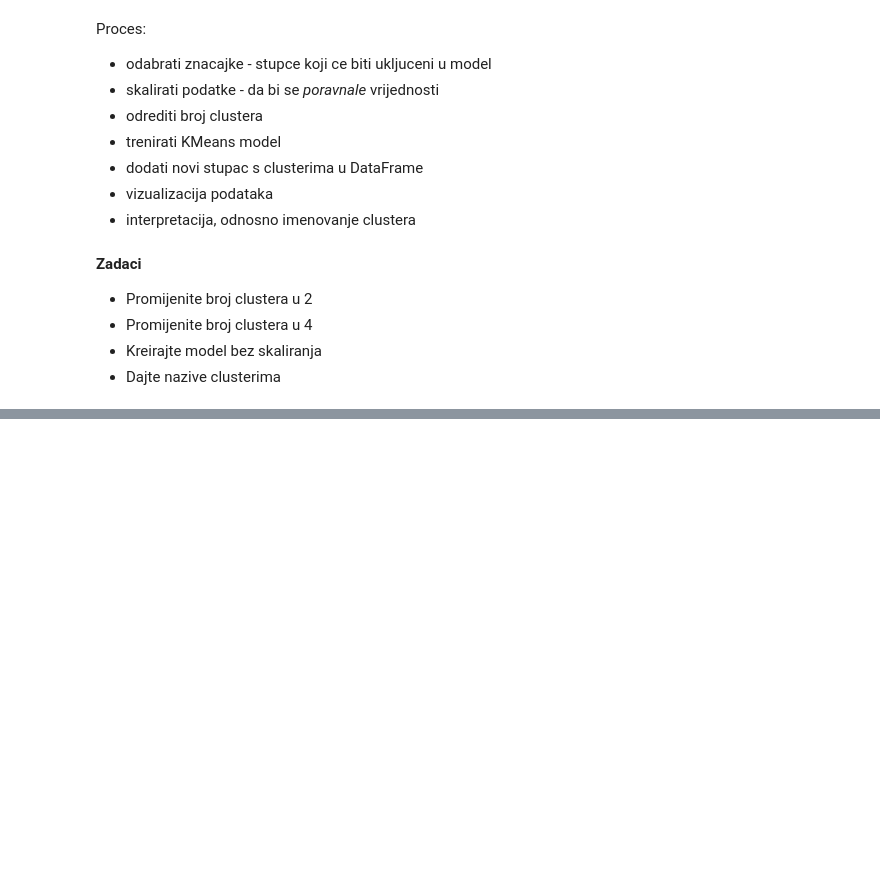
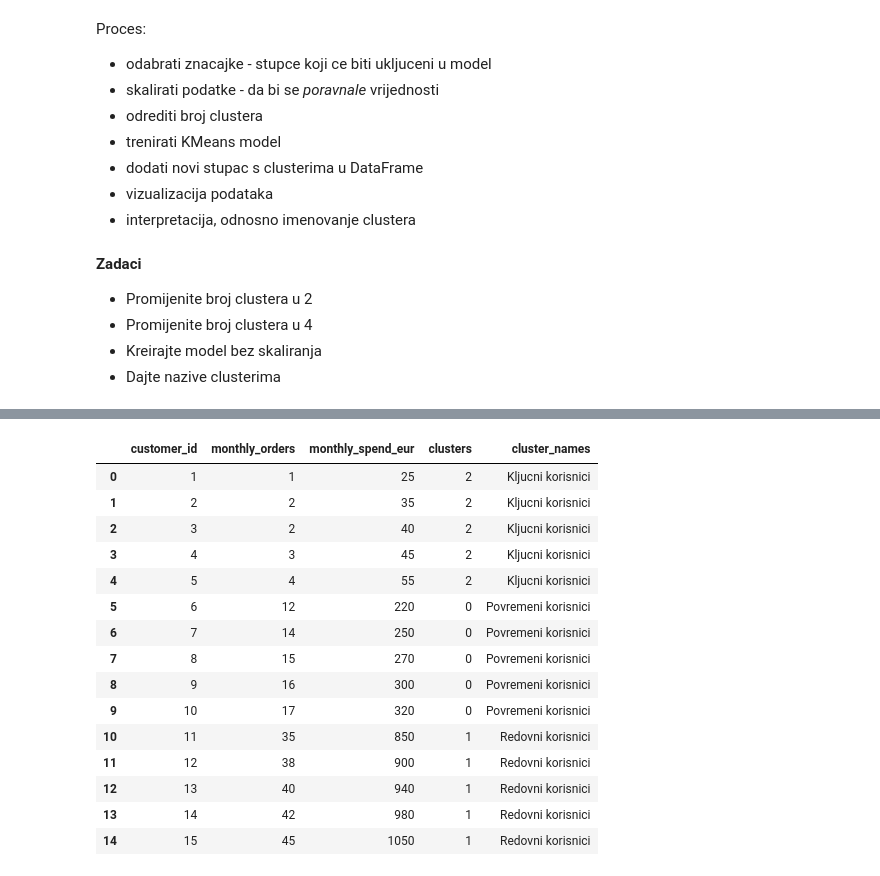
Before and after one commit to python-developer-algebra-klujic/pyds-ponavljanje, a Jupyter notebook: 15_Clustering.ipynb, the cells around one changed output, grey strips where cells are left out. Cells and saved outputs as stored; diff of their text form; code cells hidden in the pictures; blank space fills up the shorter version.

```diff
--- a/15_Clustering.ipynb
+++ b/15_Clustering.ipynb
@@ -153,0 +260,9 @@ Proces:
+# %%
+# Kreirajte model bez skaliranja
+customers = pd.DataFrame({
+    "customer_id": range(1, 16),
+    "monthly_orders": [1, 2, 2, 3, 4, 12, 14, 15, 16, 17, 35, 38, 40, 42, 45],
+    "monthly_spend_eur": [25, 35, 40, 45, 55, 220, 250, 270, 300, 320, 850, 900, 940, 980, 1050]
+})
+
+customers.head()
@@ -153,0 +288,3 @@ Proces:
+# %%
+kmeans_model = KMeans(n_clusters=3, random_state=42, n_init=10)
+kmeans_model.fit(X_scaled)
@@ -153,0 +293,3 @@ Proces:
+# %%
+customers['clusters'] = kmeans_model.labels_
+customers
@@ -153,0 +339,27 @@ Proces:
+# %%
+# Dajte nazive clusterima
+
+customers['cluster_names'] = customers['clusters'].map({
+    2: 'Kljucni korisnici',
+    0: 'Povremeni korisnici',
+    1: 'Redovni korisnici',
+})
+
+customers
+# %% [output]
+|  | customer_id | monthly_orders | monthly_spend_eur | clusters | cluster_names |
+| 0 | 1 | 1 | 25 | 2 | Kljucni korisnici |
+| 1 | 2 | 2 | 35 | 2 | Kljucni korisnici |
+| 2 | 3 | 2 | 40 | 2 | Kljucni korisnici |
+| 3 | 4 | 3 | 45 | 2 | Kljucni korisnici |
+| 4 | 5 | 4 | 55 | 2 | Kljucni korisnici |
+| 5 | 6 | 12 | 220 | 0 | Povremeni korisnici |
+| 6 | 7 | 14 | 250 | 0 | Povremeni korisnici |
+| 7 | 8 | 15 | 270 | 0 | Povremeni korisnici |
+| 8 | 9 | 16 | 300 | 0 | Povremeni korisnici |
+| 9 | 10 | 17 | 320 | 0 | Povremeni korisnici |
+| 10 | 11 | 35 | 850 | 1 | Redovni korisnici |
+| 11 | 12 | 38 | 900 | 1 | Redovni korisnici |
+| 12 | 13 | 40 | 940 | 1 | Redovni korisnici |
+| 13 | 14 | 42 | 980 | 1 | Redovni korisnici |
+| 14 | 15 | 45 | 1050 | 1 | Redovni korisnici |
```
Also changed, not shown: parts of 15 cells of this notebook.
